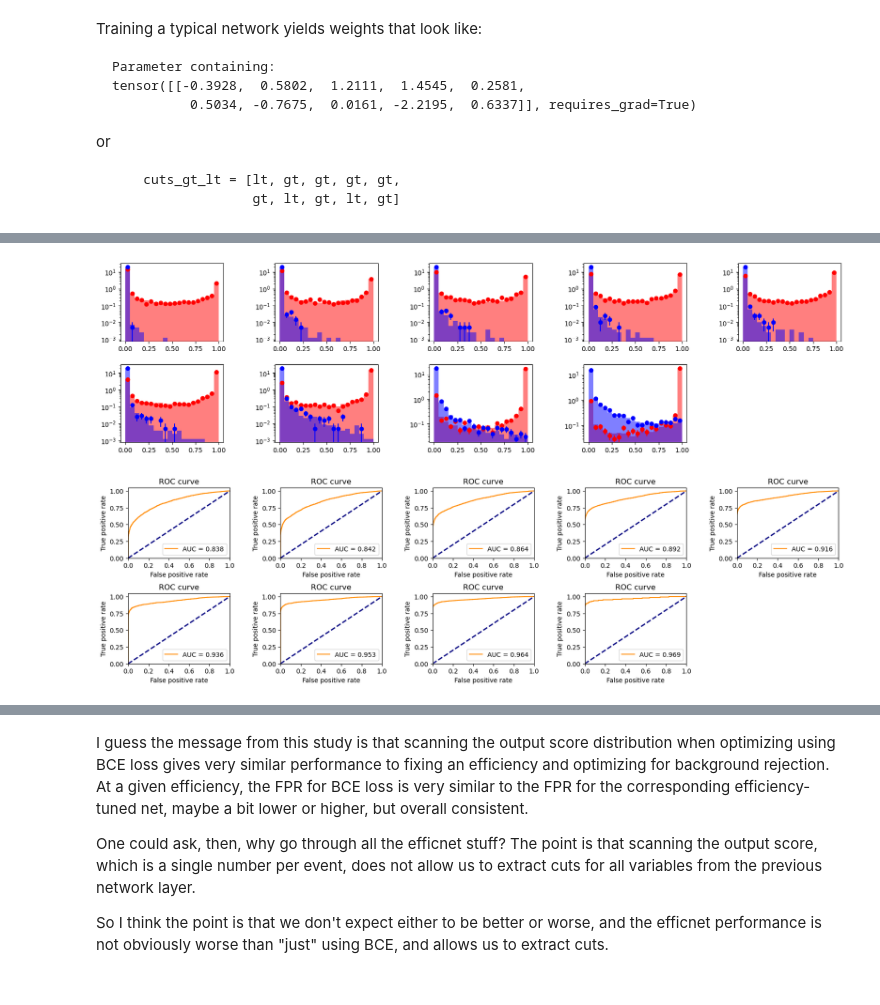
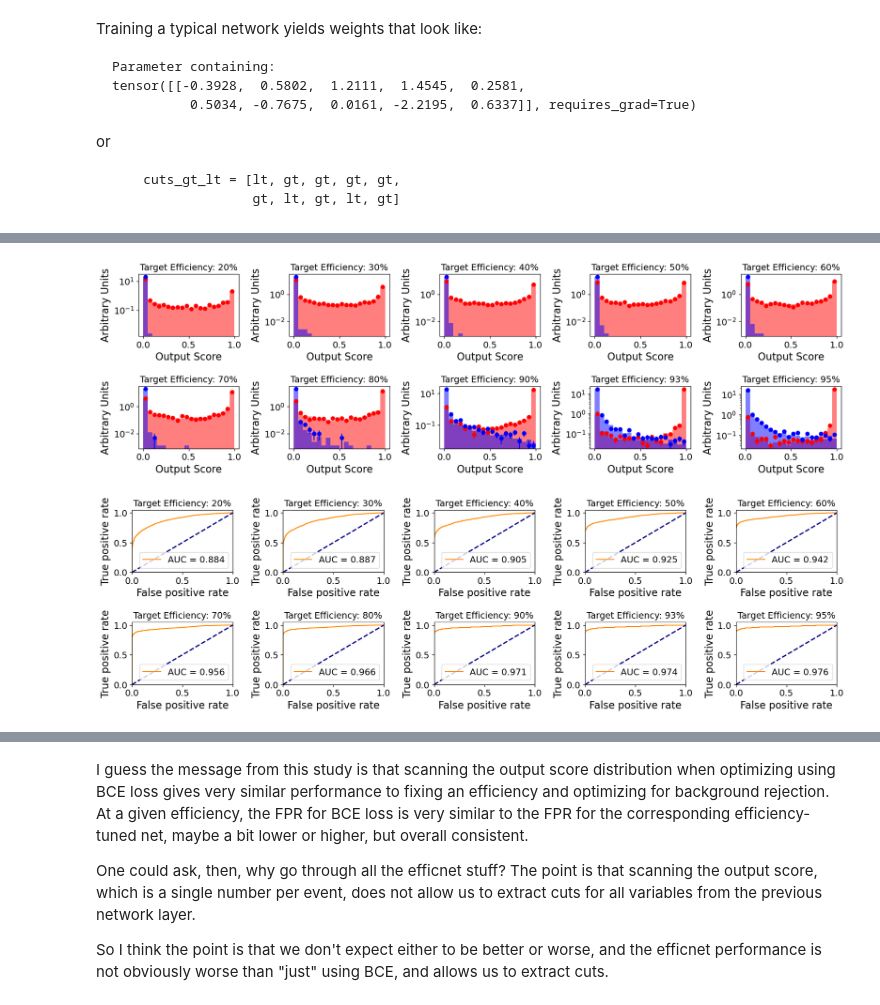
Before and after one commit to scipp-atlas/cabin-notebooks, a Jupyter notebook: LossComparisons.ipynb, the cells around one changed output, grey strips where cells are left out. Saved outputs shown, nothing was run; the diff lists cells and outputs as text; code cells hidden in the pictures.

````diff
--- a/LossComparisons.ipynb
+++ b/LossComparisons.ipynb
@@ -109,12 +122,12 @@ or
                   gt, lt, gt, lt, gt]
 ```
 # %%
-targeteffics=[0.2,0.3,0.4,0.5,0.6,0.7,0.8,0.9,0.95]
+targeteffics=[0.2,0.3,0.4,0.5,0.6,0.7,0.8,0.9,0.93,0.95]
 
 # some hyperparameters
 learning_rate=0.5
 batch_size=int(len(y_train)/1.) # only one batch
-epochs=100
+epochs=1000
 
 # how we scale the inputs to the activation function.
 # larger values improve the matching of the signal efficiency
@@ -139,14 +152,22 @@ BCEnet = OneToOneLinear(m,activation_input_scale_factor,cuts_gt_lt)
 torch.save(BCEnet.state_dict(), 'net_learningbiases_BCE_untrained.pth')
 BCEnet_optimizer = torch.optim.SGD(BCEnet.parameters(), lr=learning_rate)
 #BCEnet_optimizer = torch.optim.Adam(BCEnet.parameters(), lr=learning_rate)
+
+onenet = OneToOneLinear(m,activation_input_scale_factor,cuts_gt_lt)
+torch.save(BCEnet.state_dict(), 'net_learningbiases_oneeffic_untrained.pth')
+onenet_optimizer = torch.optim.SGD(onenet.parameters(), lr=learning_rate)
+#BCEnet_optimizer = torch.optim.Adam(BCEnet.parameters(), lr=learning_rate)
 # %%
 efficnet_losses = []
 efficnet_losses_test = []
 BCEnet_losses = []
 BCEnet_losses_test = []
+onenet_losses = []
+onenet_losses_test = []
 
 efficnet.load_state_dict(torch.load('net_learningbiases_effictarget_untrained.pth',weights_only=True))
 BCEnet.load_state_dict(torch.load('net_learningbiases_BCE_untrained.pth',weights_only=True))
+onenet.load_state_dict(torch.load('net_learningbiases_oneeffic_untrained.pth',weights_only=True))
 
 xy_train = torch.utils.data.TensorDataset(x_train_tensor.float(),y_train_tensor)
 loader = torch.utils.data.DataLoader(xy_train, batch_size=batch_size, shuffle=True)
@@ -156,6 +177,7 @@ debug=False
 for epoch in range(epochs):
     efficnet.train()
     BCEnet.train()
+    onenet.train()
     start_time = time.time()
     for x_batch, y_batch in loader:
 
@@ -171,14 +193,22 @@ for epoch in range(epochs):
         BCEnet_loss.backward()
         BCEnet_optimizer.step()
 
+        y_pred_onenet = onenet(x_batch)
+        onenet_optimizer.zero_grad()
+        onenet_loss = loss_fn(y_pred_onenet, y_batch, m, onenet, 0.93, alpha, beta, gamma, delta, debug=debug)
+        onenet_loss.totalloss().backward()
+        onenet_optimizer.step()
+
         #loss = ATLAS_significance_loss(y_pred, y_batch, reluncert=0.2)
 
     efficnet_losses.append(efficnet_loss)
     BCEnet_losses.append(BCEnet_loss.data)
+    onenet_losses.append(onenet_loss)
 
     # configure the model for evaluation (testing)
     efficnet.eval()
     BCEnet.eval()
+    onenet.eval()
 
     y_pred_efficnet = efficnet(x_test_tensor)
     test_loss_efficnet = effic_loss_fn(y_pred_efficnet, y_test_tensor, m, efficnet, alpha, beta, gamma, delta, epsilon)
@@ -188,10 +218,15 @@ for epoch in range(epochs):
     test_loss_BCEnet = torch.nn.BCELoss()(y_pred_BCEnet, y_test_tensor)
     BCEnet_losses_test.append(test_loss_BCEnet.data)
 
+    y_pred_onenet = onenet(x_test_tensor)
+    test_loss_onenet = loss_fn(y_pred_onenet, y_test_tensor, m, onenet, 0.93, alpha, beta, gamma, delta)
+    onenet_losses_test.append(test_loss_onenet)
+
     end_time=time.time()
     elapsed_time = end_time - start_time
-    print(f"Completed epoch {epoch:2d} in {elapsed_time:4.1f}s, efficnet Train loss={efficnet_loss.totalloss().data:4.1e}, efficnet Test loss={test_loss_efficnet.totalloss().data:4.1e}, BCEnet Train loss={BCEnet_loss.data:4.1e}, BCEnet Test loss={test_loss_BCEnet.data:4.1e} ")
+    print(f"Completed epoch {epoch:2d} in {elapsed_time:4.1f}s, efficnet Train loss={efficnet_loss.totalloss().data:4.1e}, efficnet Test loss={test_loss_efficnet.totalloss().data:4.1e}, BCEnet Train loss={BCEnet_loss.data:4.1e}, BCEnet Test loss={test_loss_BCEnet.data:4.1e}, onenet Train loss={onenet_loss.totalloss().data:4.1e}, onenet Test loss={test_loss_onenet.totalloss().data:4.1e}  ")
 
 torch.save(efficnet.state_dict(), 'net_learningbiases_effictarget_trained.pth')
 torch.save(BCEnet.state_dict(), 'net_learningbiases_BCE_trained.pth')
+torch.save(onenet.state_dict(), 'net_learningbiases_oneeffic_trained.pth')
 # %% [output]
@@ -244,32 +281,40 @@ LCU.make_ROC_curve(y_test, y_pred_test)
 # %%
 fig = plt.figure(figsize=(20,5))
 fig.tight_layout()
 for n in range(len(targeteffics)):
     ax=fig.add_subplot(2,5,1+n)
-    plt.subplots_adjust(hspace=0.3,wspace=0.5)
+    plt.subplots_adjust(hspace=0.8,wspace=0.5)
     plt.yscale('log')
 
     efficnet.nets[n].eval()
     y_pred_test = efficnet.nets[n](x_test_tensor).detach().cpu()
     y_pred_train= efficnet.nets[n](x_train_tensor).detach().cpu()
 
     LCU.plot_classifier_output(y_train, y_pred_train, y_test, y_pred_test)
+    plt.title(f"Target Efficiency: {int(efficnet.effics[n]*100):d}%")
+    showlegend=False
+    if not showlegend:
+        plt.legend('',frameon=False)
+    else:
+        ylim=plt.gca().get_ylim()
+        plt.ylim([1e-3, 10000*ylim[1]])
 # %% [output]
-[figure, old version]
+[figure, new version]
 # %%
 fig = plt.figure(figsize=(20,5))
 fig.tight_layout()
 for n in range(len(targeteffics)):
     ax=fig.add_subplot(2,5,1+n)
-    plt.subplots_adjust(hspace=0.5,wspace=0.5)
+    plt.subplots_adjust(hspace=0.8,wspace=0.5)
 
     efficnet.nets[n].eval()
     y_pred_test = efficnet.nets[n](x_test_tensor).detach().cpu()
     #y_pred_train= efficnet.nets[n](x_train_tensor).detach().cpu()
 
     LCU.make_ROC_curve(y_test, y_pred_test)
+    plt.title(f"Target Efficiency: {int(efficnet.effics[n]*100):d}%")
 # %% [output]
-[figure, old version]
+[figure, new version]
 # %%
 sig_effics=[]
 bkg_effics=[]
````
Also changed, not shown: parts of 23 cells of this notebook, 4 other files.
